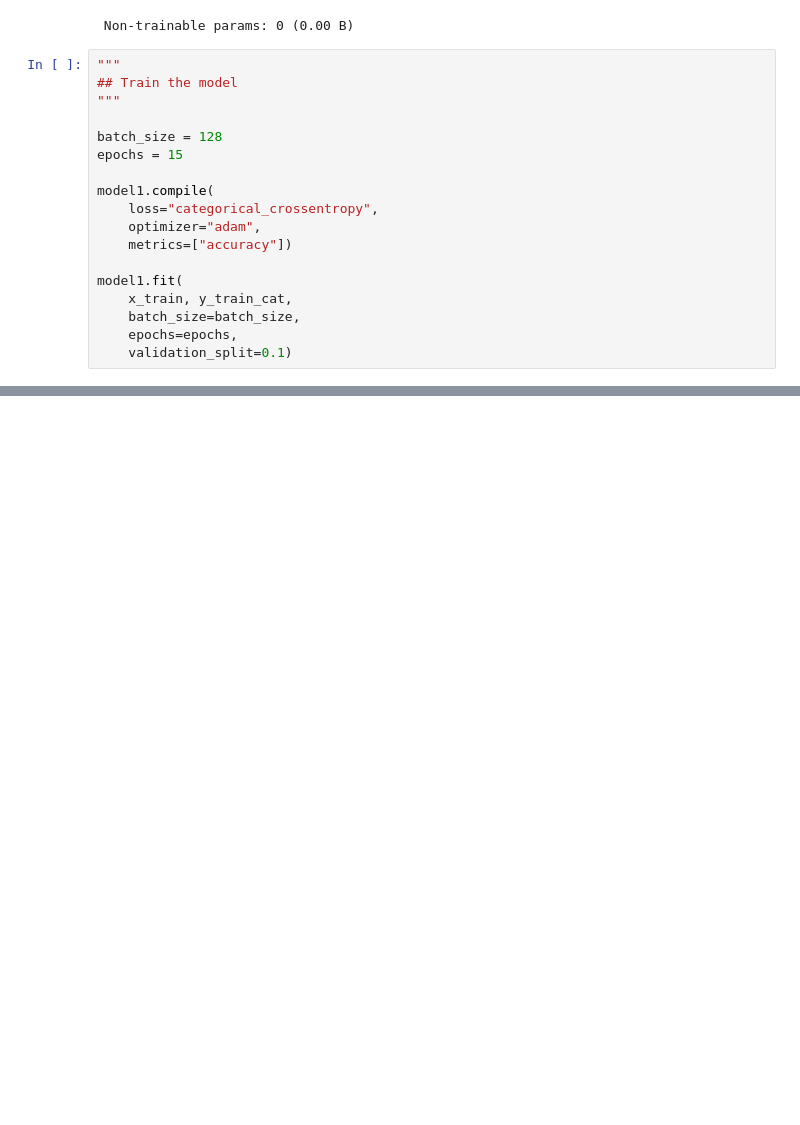
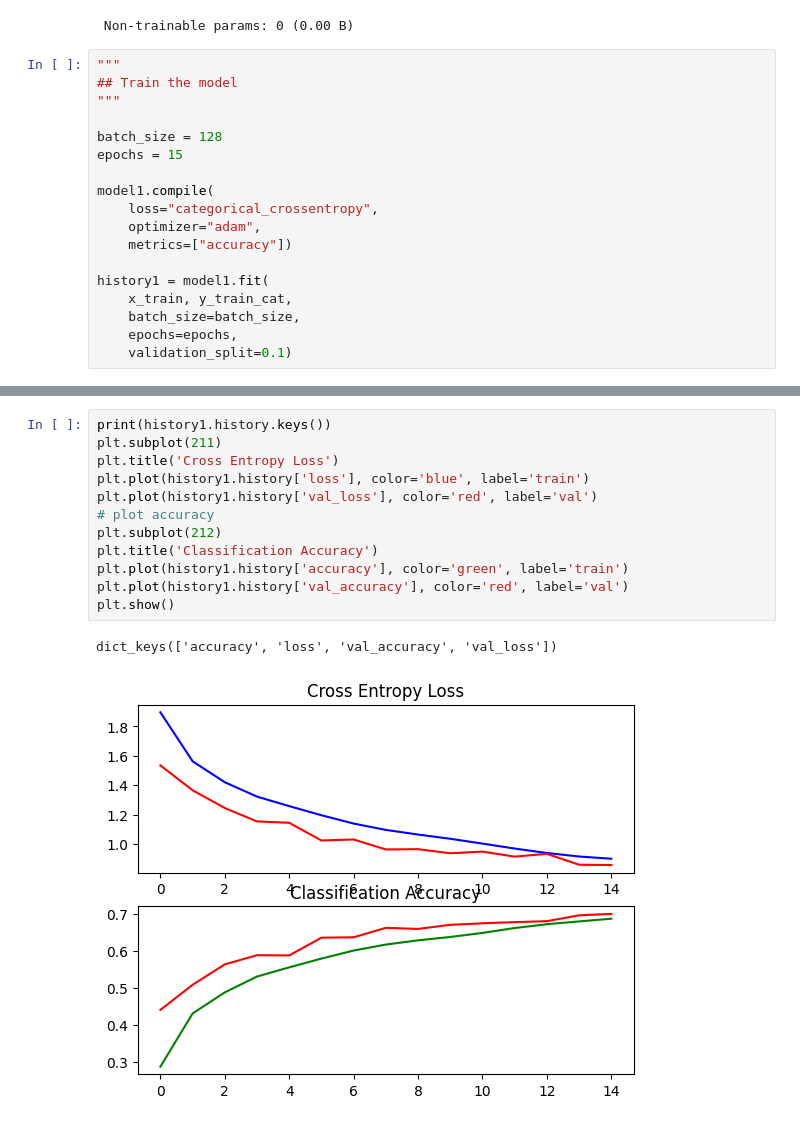
Before and after one commit to mborssatto/project-1-deep-learning-image-classification-with-cnn, a Jupyter notebook: main.ipynb, the cells around one changed output, grey strips where cells are left out. Cells and saved outputs as stored; diff of their text form; blank space fills up the shorter version.

Commit message:
Adding predictions and model metrics

```diff
--- a/main.ipynb
+++ b/main.ipynb
@@ -136,7 +139,7 @@ model1.compile(
     optimizer="adam",
     metrics=["accuracy"])
 
-model1.fit(
+history1 = model1.fit(
     x_train, y_train_cat,
     batch_size=batch_size,
     epochs=epochs,
@@ -173,0 +176,15 @@ Test accuracy: 0.6805999875068665
+# %%
+print(history1.history.keys())
+plt.subplot(211)
+plt.title('Cross Entropy Loss')
+plt.plot(history1.history['loss'], color='blue', label='train')
+plt.plot(history1.history['val_loss'], color='red', label='val')
+# plot accuracy
+plt.subplot(212)
+plt.title('Classification Accuracy')
+plt.plot(history1.history['accuracy'], color='green', label='train')
+plt.plot(history1.history['val_accuracy'], color='red', label='val')
+plt.show()
+# %% [output]
+dict_keys(['accuracy', 'loss', 'val_accuracy', 'val_loss'])
+[figure, added]
```
Also changed, not shown: parts of 8 cells of this notebook.
